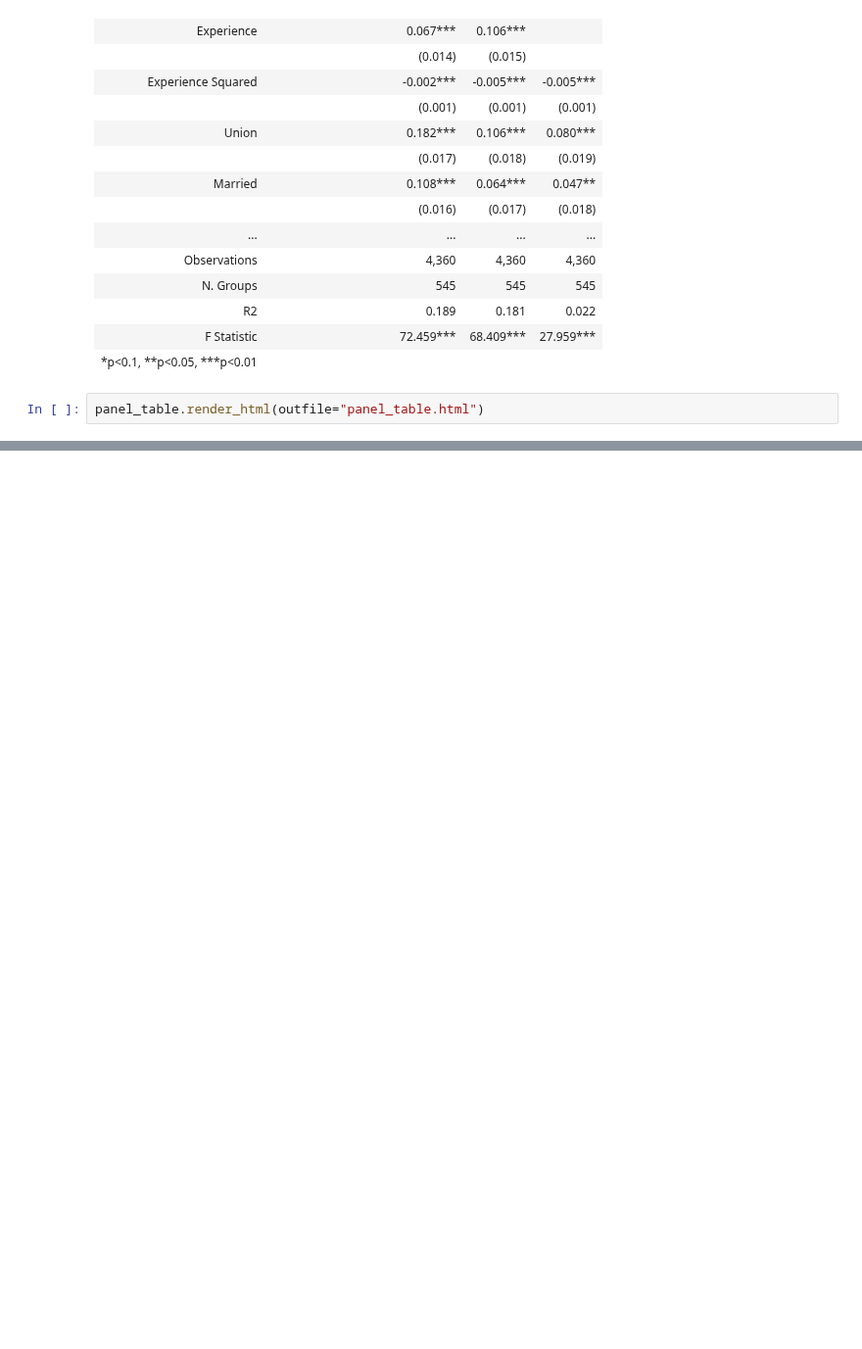
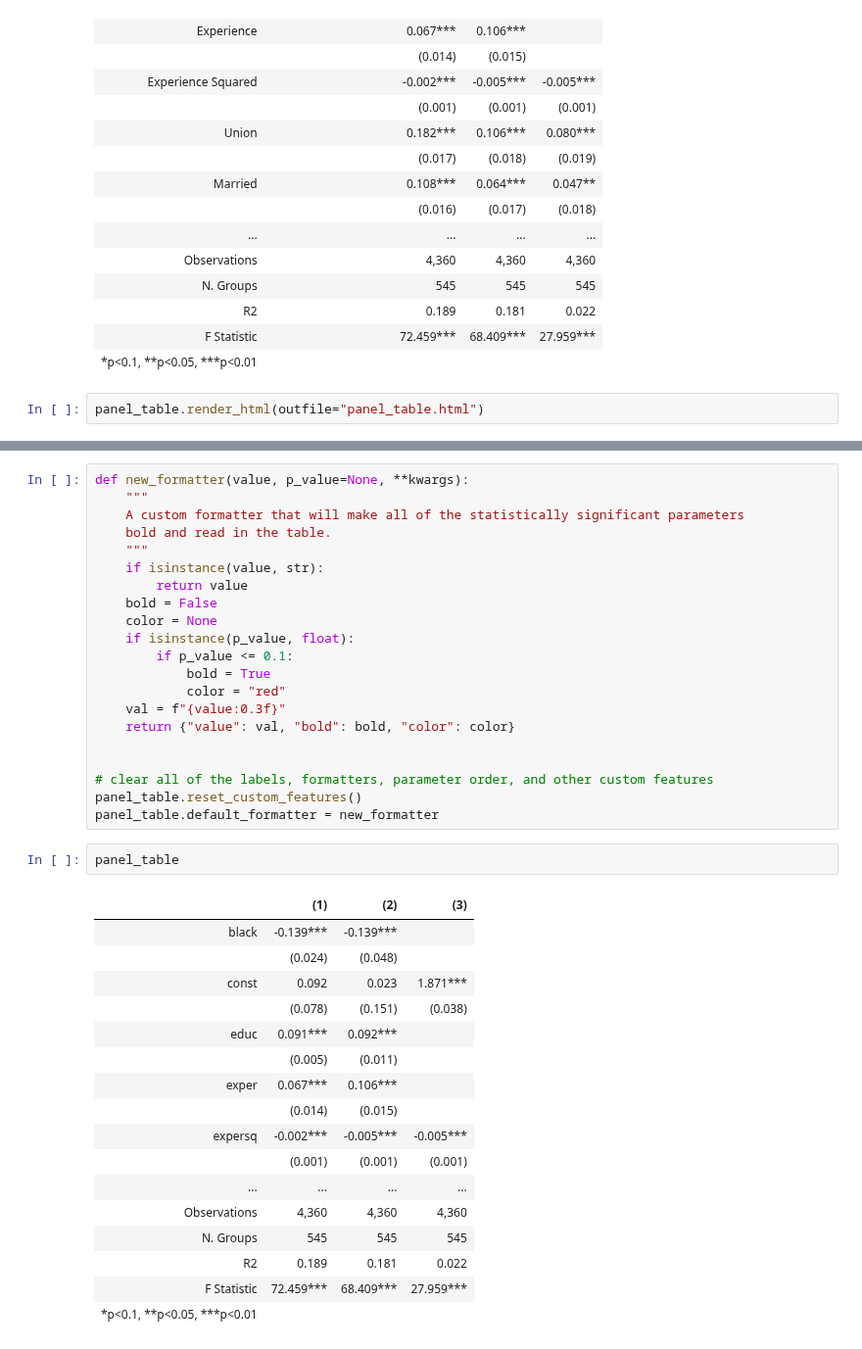
Before and after one commit to andersonfrailey/statstables, a Jupyter notebook: samplenotebook.ipynb, the cells around one changed output, grey strips where cells are left out. Shown at 98% size. Saved outputs shown, nothing was run; the diff lists cells and outputs as text; blank space fills up the shorter version.

```diff
--- a/samplenotebook.ipynb
+++ b/samplenotebook.ipynb
@@ -556,0 +571,41 @@ panel_table.render_html(outfile="panel_table.html")
+# %%
+def new_formatter(value, p_value=None, **kwargs):
+    """
+    A custom formatter that will make all of the statistically significant parameters
+    bold and read in the table.
+    """
+    if isinstance(value, str):
+        return value
+    bold = False
+    color = None
+    if isinstance(p_value, float):
+        if p_value <= 0.1:
+            bold = True
+            color = "red"
+    val = f"{value:0.3f}"
+    return {"value": val, "bold": bold, "color": color}
+
+
+# clear all of the labels, formatters, parameter order, and other custom features
+panel_table.reset_custom_features()
+panel_table.default_formatter = new_formatter
+# %%
+panel_table
+# %% [output]
+|  | (1) | (2) | (3) |
+| black | -0.139*** | -0.139*** |  |
+|  | (0.024) | (0.048) |  |
+| const | 0.092 | 0.023 | 1.871*** |
+|  | (0.078) | (0.151) | (0.038) |
+| educ | 0.091*** | 0.092*** |  |
+|  | (0.005) | (0.011) |  |
+| exper | 0.067*** | 0.106*** |  |
+|  | (0.014) | (0.015) |  |
+| expersq | -0.002*** | -0.005*** | -0.005*** |
+|  | (0.001) | (0.001) | (0.001) |
+| ... | ... | ... | ... |
+| Observations | 4,360 | 4,360 | 4,360 |
+| N. Groups | 545 | 545 | 545 |
+| R2 | 0.189 | 0.181 | 0.022 |
+| F Statistic | 72.459*** | 68.409*** | 27.959*** |
+| *p<0.1, **p<0.05, ***p<0.01 |  |  |  |
```
Also changed, not shown: parts of 5 cells of this notebook, 4 other files.
